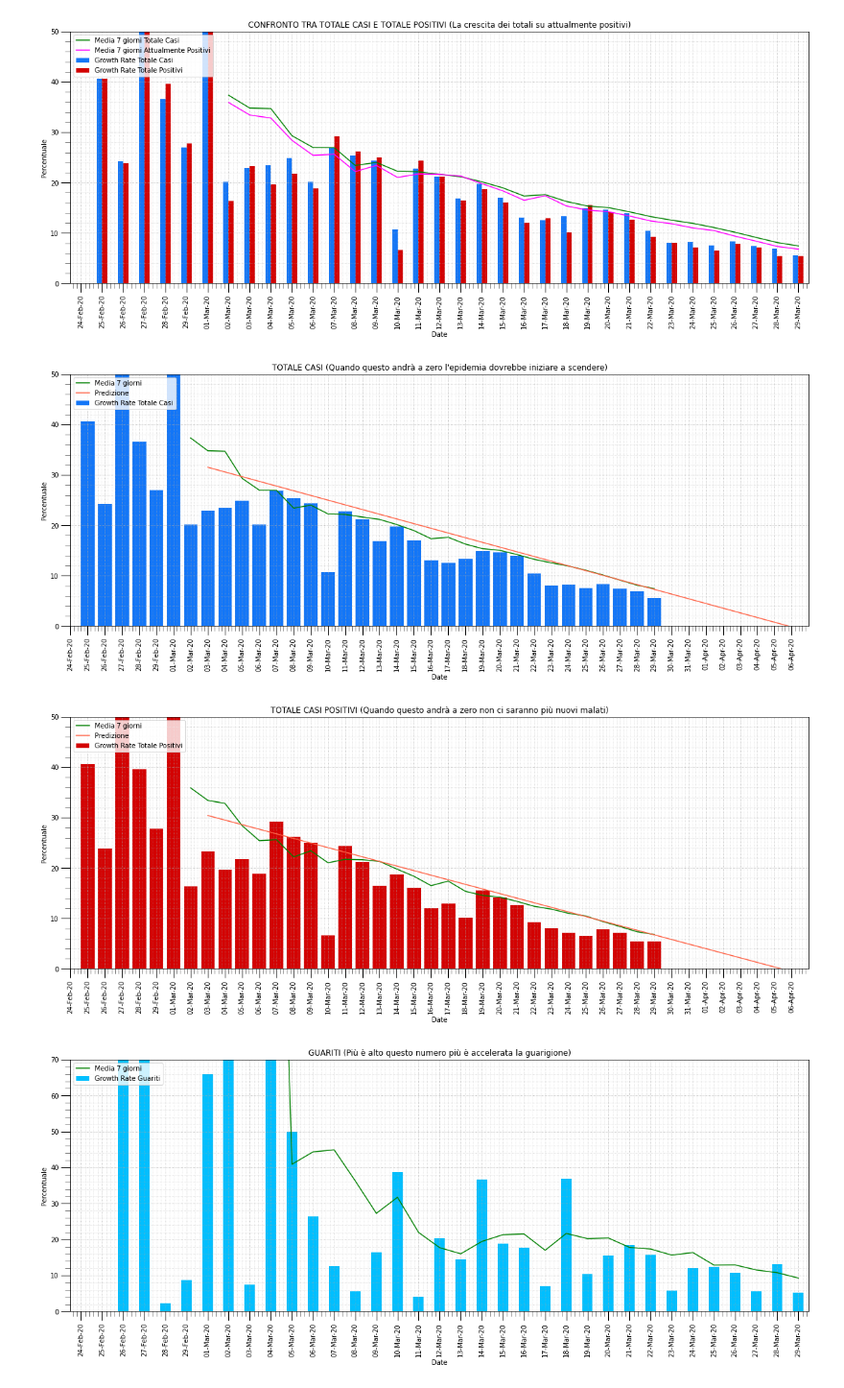
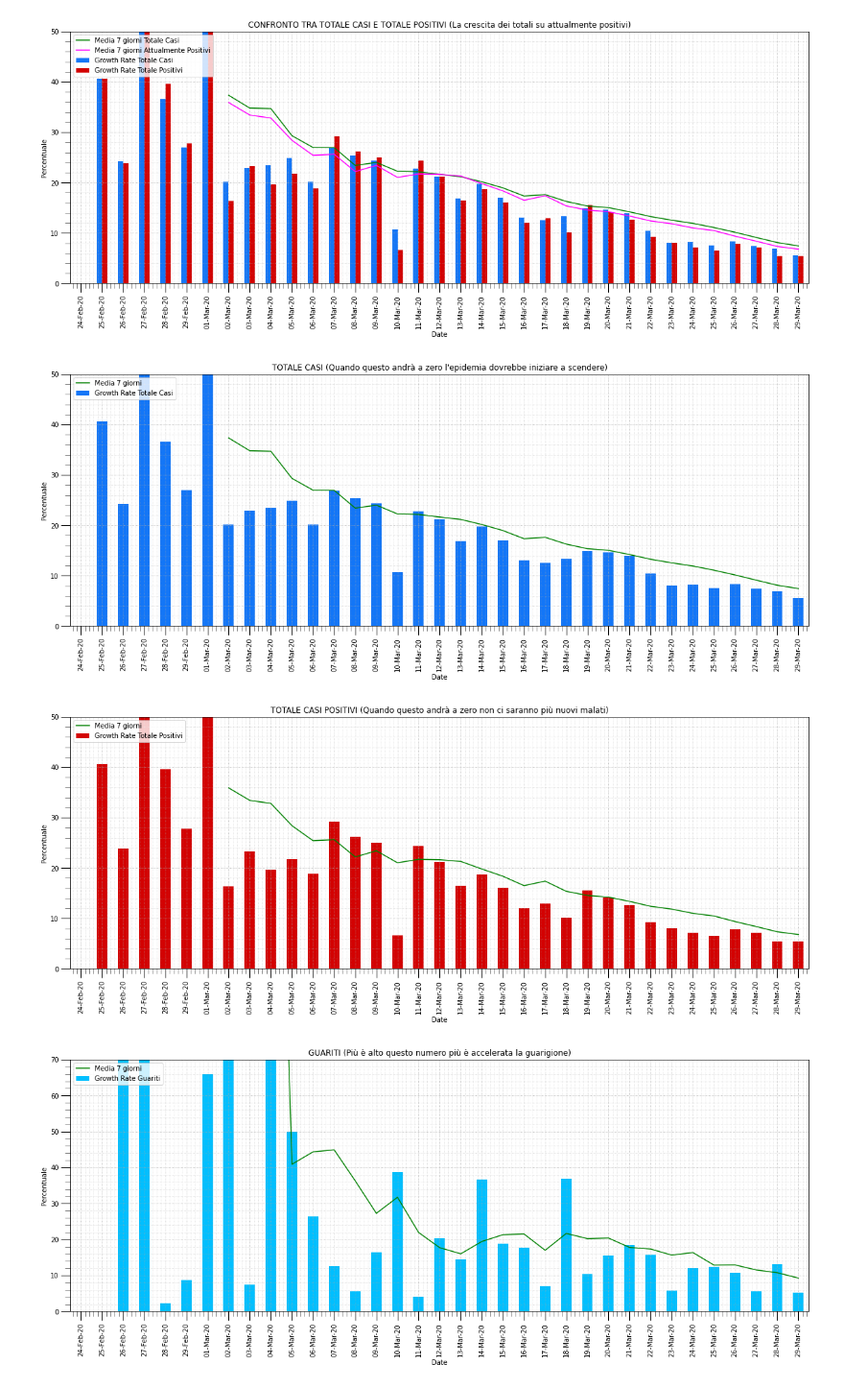
Before and after one commit to pasalino/Covid-19-PyAnalysis, a Jupyter notebook: Covid-19.ipynb, the cells around one changed output. Shown at 96% size. Saved outputs shown, nothing was run; the diff lists cells and outputs as text; code cells hidden in the pictures.

Commit message:
add growth rate

```diff
--- a/Covid-19.ipynb
+++ b/Covid-19.ipynb
@@ -405,67 +432,34 @@ beautify_graph(ax)
 # %% [output]
 [figure]
 # %%
-series = avg_trend['totale_casi_percent'].tolist()
-inter = interpolate(avg_trend['avg_totale'][7:])
-inter[0][0]+=7
-inter[0][1]+=7
-
-x_max=math.floor(inter[0][1]) + 2
-fill_elements_len =x_max - len(series)
-
-#Crea le label delle date
-start_date = datetime.datetime.strptime(avg_trend['data'].iloc[0],'%d-%b-%y')
-x = [datetime.datetime.strftime(start_date + datetime.timedelta(days = x),'%d-%b-%y') for x in range(x_max)]
-
-#Riempie le colonne vuote del grafico
-fill = [0 for x in range(fill_elements_len)]
-y=range(len(series+fill))
-
 fig, ax = plt.subplots()
 
-ax.bar(x, series+fill, color=[COL_TOTALE_CASI], label='Growth Rate Totale Casi')
 ay = avg_trend.plot(kind='line', x='data', y=['avg_totale'], color=[COL_AVG], rot=90, label=['Media 7 giorni'], ax=ax)
-plt.plot(inter[0], inter[1], color='tomato', label='Predizione')
-
-ax.set_xlim(0,x_max)
+#plt.plot(inter[0], inter[1], color='tomato', label='Predizione')
+avg_trend.plot(kind='bar', x='data', y=['totale_casi_percent'], color=[COL_TOTALE_CASI], label=['Growth Rate Totale Casi'], ax=ay)
 ax.set_ylim(0,50)
 ax.set_title("TOTALE CASI (Quando questo andrà a zero l'epidemia dovrebbe iniziare a scendere)")
 ax.set_ylabel('Percentuale')
-ax.set_xticklabels(x, rotation=90)
 beautify_graph(ax)
 # %% [output]
-[figure, old version]
+[figure, new version]
 # %%
-series = avg_trend['attualmente_positivi_percent'].tolist()
-inter = interpolate(avg_trend['avg_att_positivi'][7:])
-inter[0][0]+=7
-inter[0][1]+=7
-
-x_max=math.floor(inter[0][1]) + 2
-fill_elements_len =x_max - len(series)
-
-#Crea le label delle date
-start_date = datetime.datetime.strptime(avg_trend['data'].iloc[0],'%d-%b-%y')
-x = [datetime.datetime.strftime(start_date + datetime.timedelta(days = x),'%d-%b-%y') for x in range(x_max)]
-
-#Riempie le colonne vuote del grafico
-fill = [0 for x in range(fill_elements_len)]
-y=range(len(series+fill))
-
 fig, ax = plt.subplots()
 
-ax.bar(x, series+fill, color=[COL_ATTUALMENTE_POSITIVI], label='Growth Rate Totale Positivi')
+
+#ax.bar(x, series+fill, color=[COL_ATTUALMENTE_POSITIVI], label='Growth Rate Totale Positivi')
 ay = avg_trend.plot(kind='line', x='data', y=['avg_att_positivi'], color=[COL_AVG], rot=90, label=['Media 7 giorni'], ax=ax)
-plt.plot(inter[0], inter[1], color='tomato', label='Predizione')
+#plt.plot(inter[0], inter[1], color='tomato', label='Predizione')
+avg_trend.plot(kind="bar", x='data', y=['attualmente_positivi_percent'], color=[COL_ATTUALMENTE_POSITIVI], label=['Growth Rate Totale Positivi'], ax=ay)
 
-ax.set_xlim(0,x_max)
+
 ax.set_ylim(0,50)
 ax.set_title("TOTALE CASI POSITIVI (Quando questo andrà a zero non ci saranno più nuovi malati)")
 ax.set_ylabel('Percentuale')
-ax.set_xticklabels(x, rotation=90)
+
 beautify_graph(ax)
 # %% [output]
-[figure, old version]
+[figure, new version]
 # %%
 plot = ['dimessi_guariti_percent']
 
```
Also changed, not shown: parts of 9 cells of this notebook.
